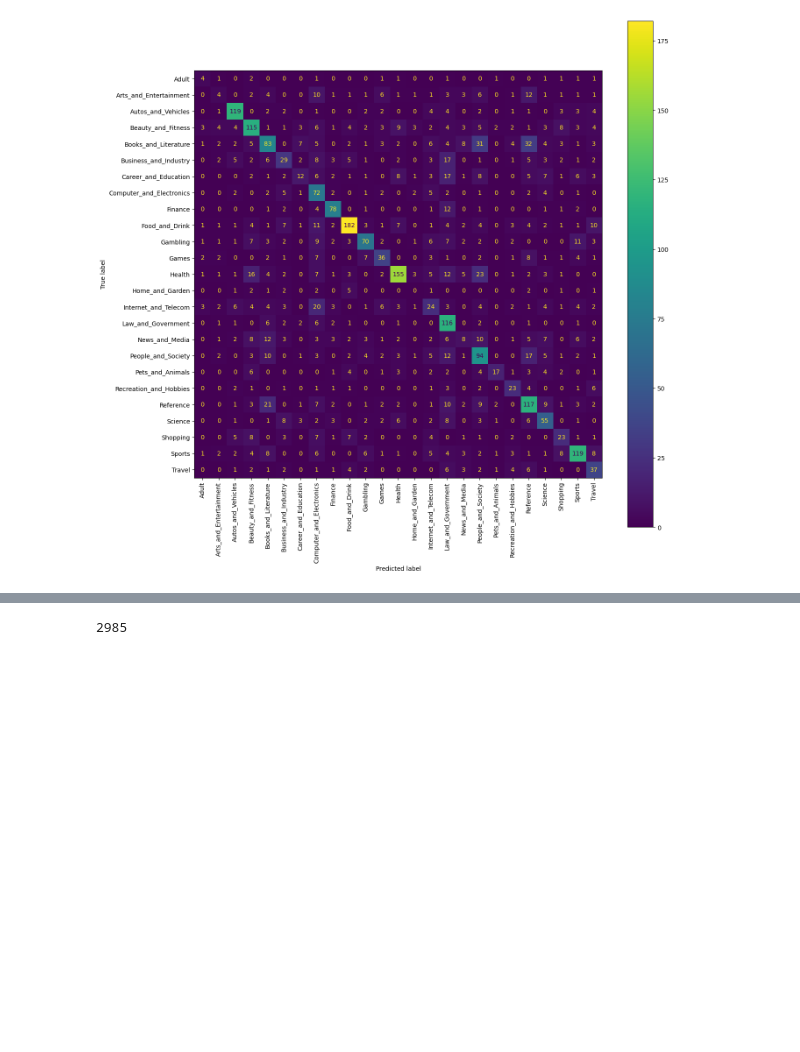
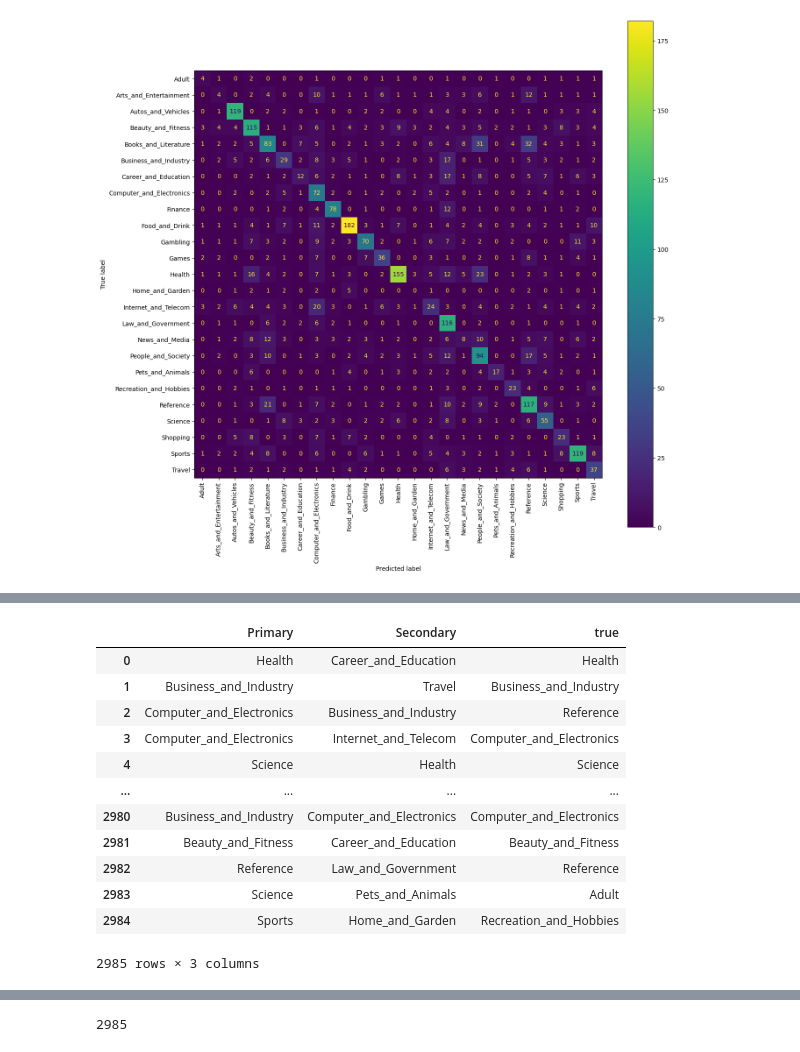
Before and after one commit to thomashilger67/Web-classification, a Jupyter notebook: website_categorization_custom/naive_bay (another copy).ipynb, the cells around one changed output, grey strips where cells are left out. Drawn from its saved outputs; the diff is of its cells as text; code cells hidden in the pictures; blank space fills up the shorter version.

```diff
--- a/website_categorization_custom/naive_bay (another copy).ipynb
+++ b/website_categorization_custom/naive_bay (another copy).ipynb
@@ -215,0 +241,2 @@ accuracy
+# %%
+y_predict_two = classifier.predict_proba(X_test)
@@ -215,0 +263,2 @@ accuracy
+# %%
+liste_i = [np.argpartition(y_predict_two[k], -2)[-2:][np.argsort(y_predict_two[k][np.argpartition(y_predict_two[k], -2)[-2:]])][0] for k in range(len(y_predict_two))]
@@ -215,0 +285,2 @@ accuracy
+# %%
+y_second_prob = [classifier.classes_[i] for i in liste_i]
@@ -215,0 +307,18 @@ accuracy
+# %%
+diff = pd.DataFrame(list(zip(y_pred_custom,y_second_prob, y_test['main_category'])), columns = ['Primary', 'Secondary', 'true'])
+# %%
+diff
+# %% [output]
+|  | Primary | Secondary | true |
+| 0 | Health | Career_and_Education | Health |
+| 1 | Business_and_Industry | Travel | Business_and_Industry |
+| 2 | Computer_and_Electronics | Business_and_Industry | Reference |
+| 3 | Computer_and_Electronics | Internet_and_Telecom | Computer_and_Electronics |
+| 4 | Science | Health | Science |
+| ... | ... | ... | ... |
+| 2980 | Business_and_Industry | Computer_and_Electronics | Computer_and_Electronics |
+| 2981 | Beauty_and_Fitness | Career_and_Education | Beauty_and_Fitness |
+| 2982 | Reference | Law_and_Government | Reference |
+| 2983 | Science | Pets_and_Animals | Adult |
+| 2984 | Sports | Home_and_Garden | Recreation_and_Hobbies |
+2985 rows × 3 columns
```
Also changed, not shown: parts of 75 cells of this notebook, 3 other files.
